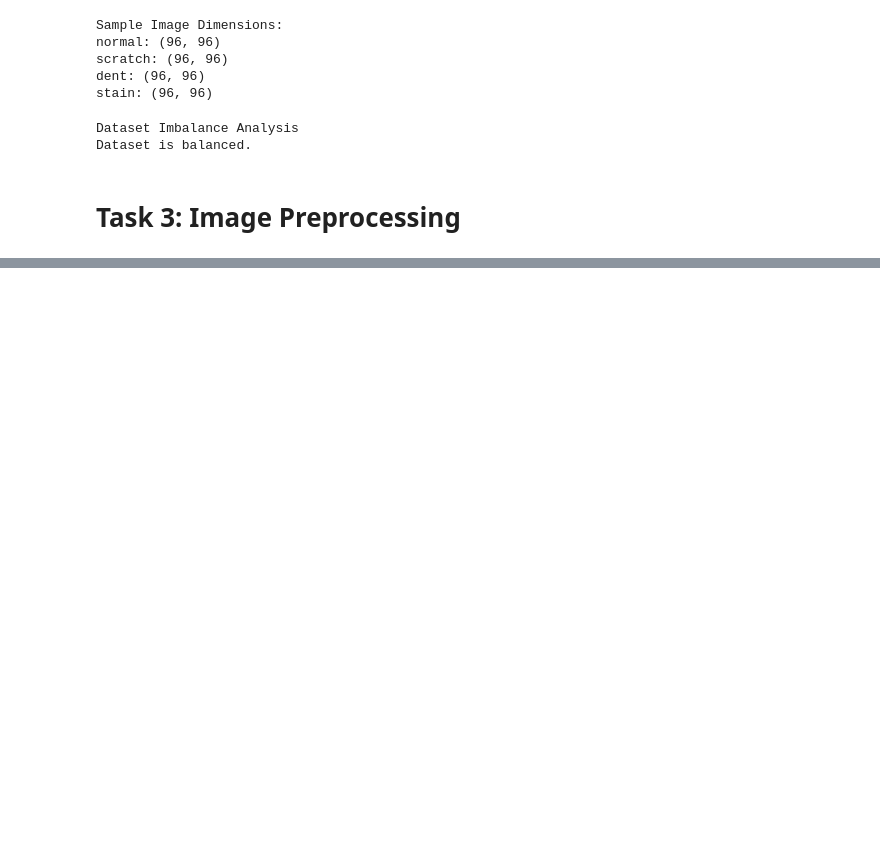
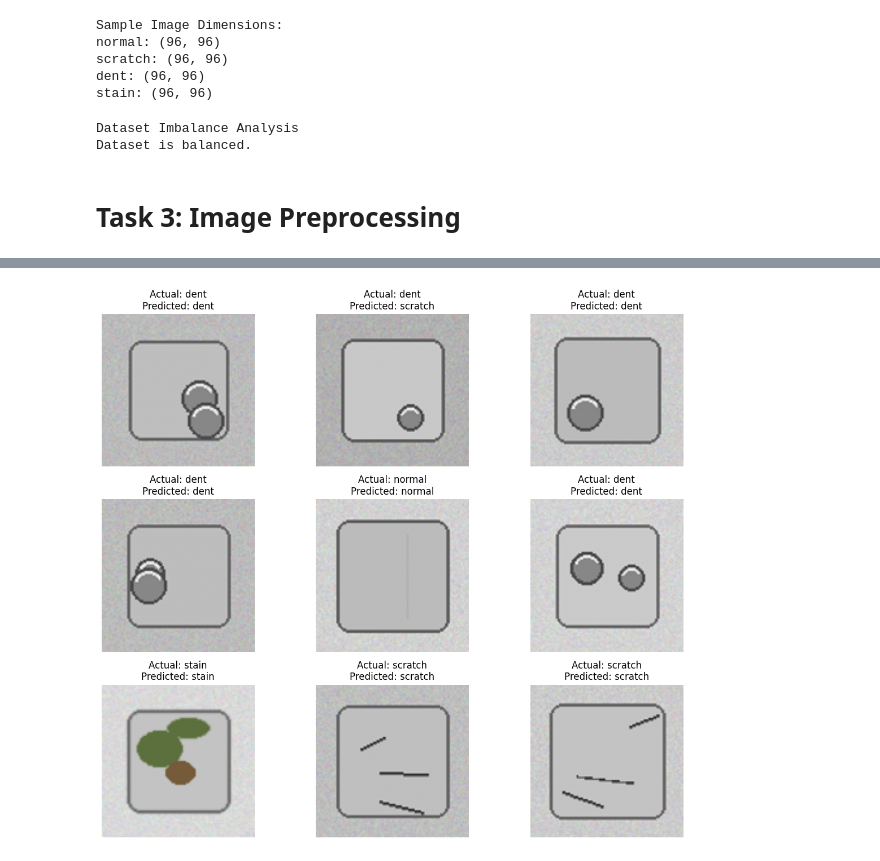
Before and after one commit to saideepthi321-alt/part-2-cnn-computer-vision, a Jupyter notebook: notebook.ipynb, the cells around one changed output, grey strips where cells are left out. Cells and saved outputs as stored; diff of their text form; code cells hidden in the pictures; blank space fills up the shorter version.

```diff
--- a/notebook.ipynb
+++ b/notebook.ipynb
@@ -219,0 +428,22 @@ print("- Data augmentation applied")
+# %%
+# Display Sample Predictions
+plt.figure(figsize=(12,10))
+
+for i in range(9):
+
+    plt.subplot(3,3,i+1)
+
+    plt.imshow(X_test[i])
+
+    actual_label = classes[y_test[i]]
+    predicted_label = classes[y_pred[i]]
+
+    plt.title(f"Actual: {actual_label}\nPredicted: {predicted_label}")
+
+    plt.axis("off")
+
+plt.tight_layout()
+
+plt.show()
+# %% [output]
+[figure, added]
```
Also changed, not shown: parts of 28 cells of this notebook.
